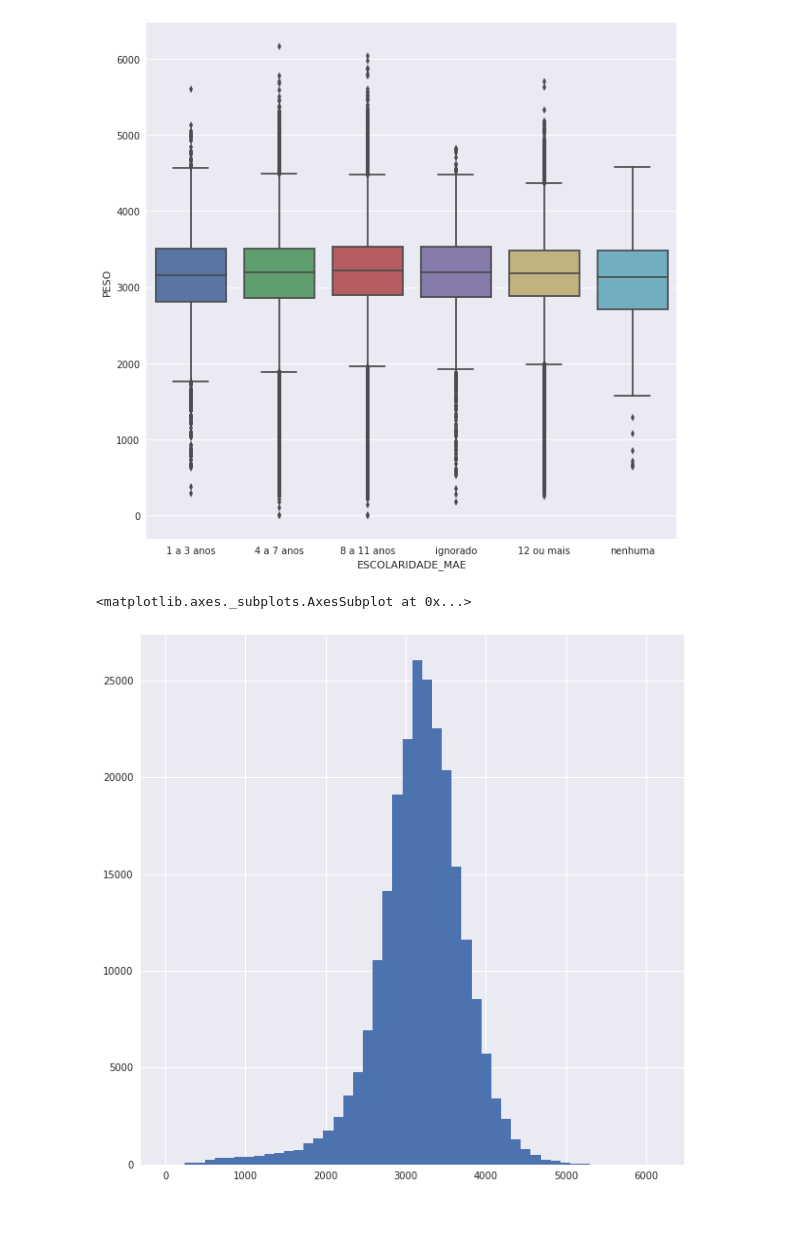
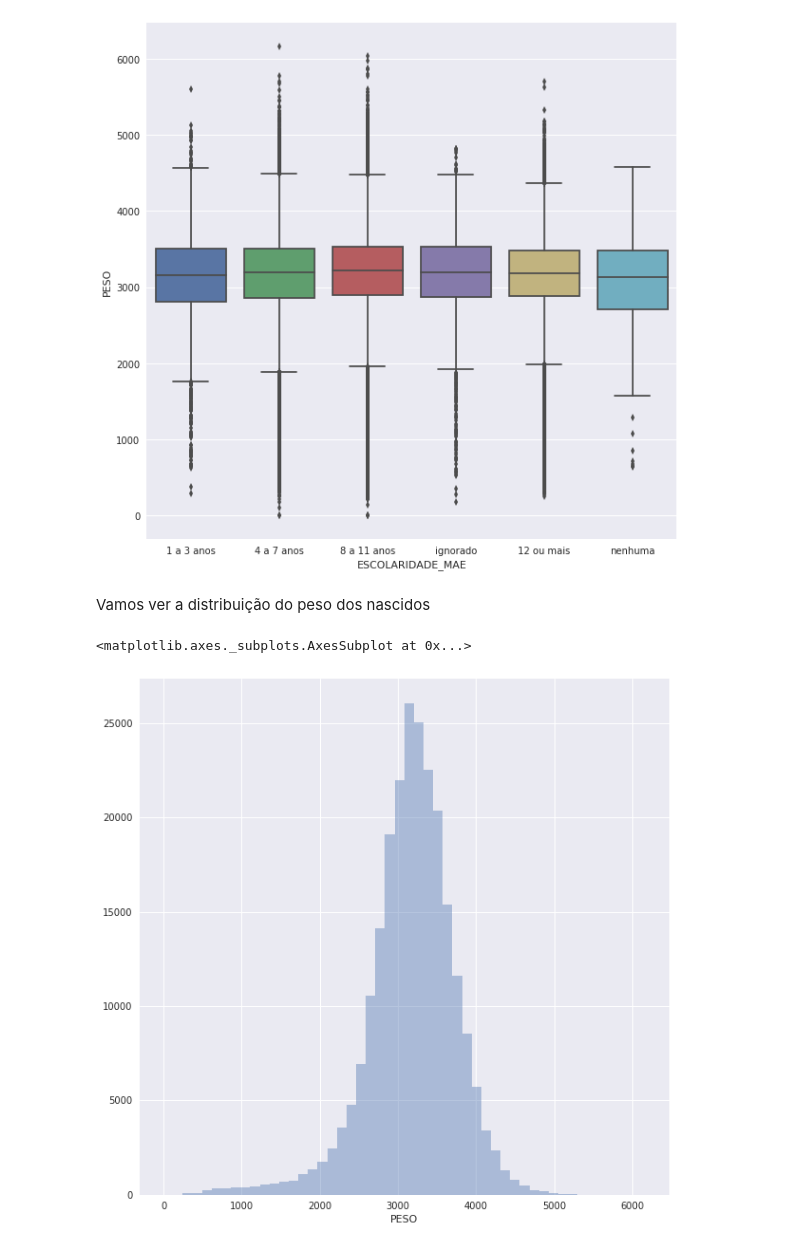
Before and after one commit to tarsisazevedo/nascidos-vivos, a Jupyter notebook: Analise de Nascidos Vivos.ipynb, the cells around one changed output. Cells and saved outputs as stored; diff of their text form; code cells hidden in the pictures; blank space fills up the shorter version.

```diff
--- a/Analise de Nascidos Vivos.ipynb
+++ b/Analise de Nascidos Vivos.ipynb
@@ -575,8 +619,10 @@ seaborn.boxplot(x="ESCOLARIDADE_MAE", y="PESO", data=df)
 # %% [output]
 <matplotlib.axes._subplots.AxesSubplot at 0x...>
 [figure]
-# %%
-df.PESO.hist(bins=50)
-# %% [output]
-<matplotlib.axes._subplots.AxesSubplot at 0x...>
-[figure, removed]
+# %% [markdown]
+Vamos ver a distribuição do peso dos nascidos
+# %%
+sns.distplot(df.PESO, kde=False)
+# %% [output]
+<matplotlib.axes._subplots.AxesSubplot at 0x...>
+[figure, added]
```
Also changed, not shown: parts of 40 cells of this notebook.
